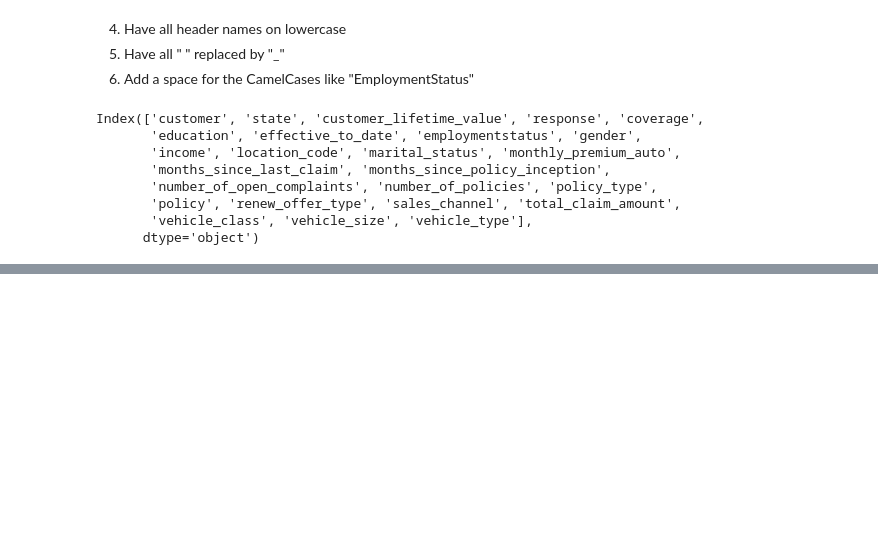
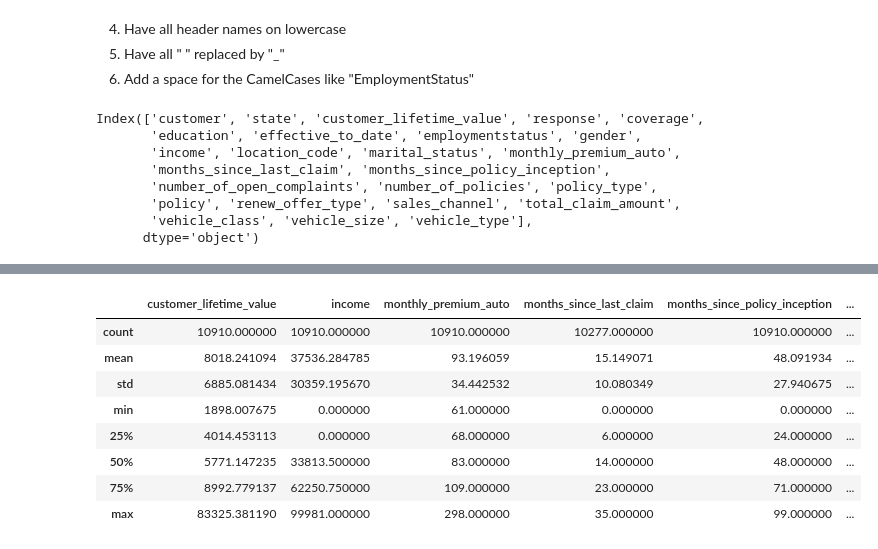
Before and after one commit to dalesofi/customer-analysis-labs, a Jupyter notebook: SD_Solution_Notebook_Customer_Analysis(2-all).ipynb, the cells around one changed output, grey strips where cells are left out. Drawn from its saved outputs; the diff is of its cells as text; code cells hidden in the pictures; blank space fills up the shorter version.

```diff
--- a/SD_Solution_Notebook_Customer_Analysis(2-all).ipynb
+++ b/SD_Solution_Notebook_Customer_Analysis(2-all).ipynb
@@ -129,0 +204,13 @@ df1.value_counts('Monthly Premium Auto')
+# %%
+### Describe the basic stats of the dataset
+df1.describe()
+# %% [output]
+|  | customer_lifetime_value | income | monthly_premium_auto | months_since_last_claim | months_since_policy_inception | ... |
+| count | 10910.000000 | 10910.000000 | 10910.000000 | 10277.000000 | 10910.000000 | ... |
+| mean | 8018.241094 | 37536.284785 | 93.196059 | 15.149071 | 48.091934 | ... |
+| std | 6885.081434 | 30359.195670 | 34.442532 | 10.080349 | 27.940675 | ... |
+| min | 1898.007675 | 0.000000 | 61.000000 | 0.000000 | 0.000000 | ... |
+| 25% | 4014.453113 | 0.000000 | 68.000000 | 6.000000 | 24.000000 | ... |
+| 50% | 5771.147235 | 33813.500000 | 83.000000 | 14.000000 | 48.000000 | ... |
+| 75% | 8992.779137 | 62250.750000 | 109.000000 | 23.000000 | 71.000000 | ... |
+| max | 83325.381190 | 99981.000000 | 298.000000 | 35.000000 | 99.000000 | ... |
```
Also changed, not shown: parts of 5 cells of this notebook.
